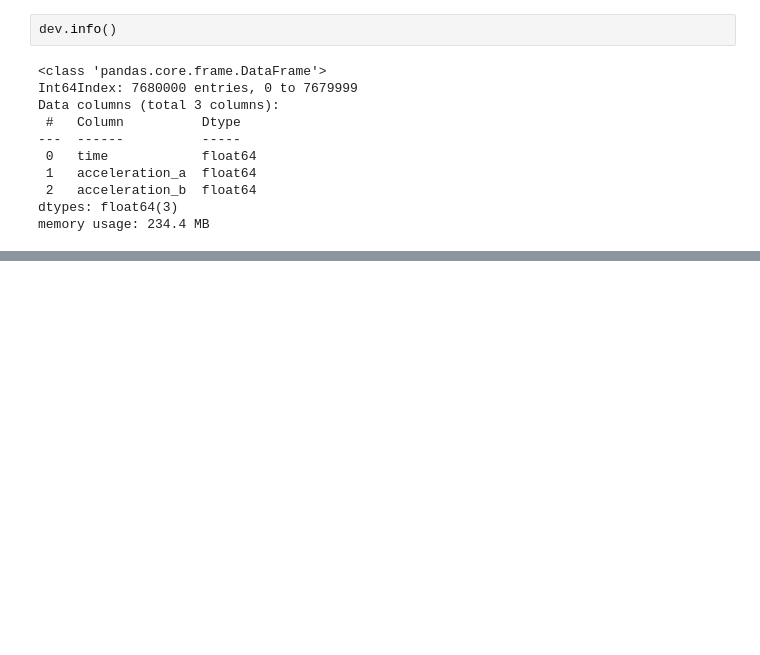
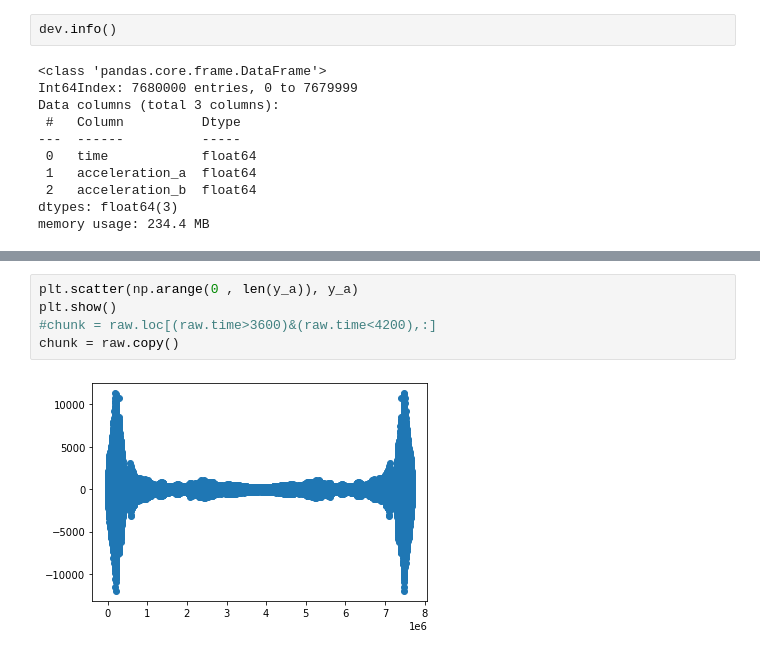
Before and after one commit to tnankie/project-sturm_drang, a Jupyter notebook: EDA.ipynb, the cells around one changed output, grey strips where cells are left out. Saved outputs shown, nothing was run; the diff lists cells and outputs as text; blank space fills up the shorter version.

```diff
--- a/EDA.ipynb
+++ b/EDA.ipynb
@@ -158,0 +186,7 @@ sb.scatterplot(data=dev, alpha=.2)
+# %%
+plt.scatter(np.arange(0 , len(y_a)), y_a)
+plt.show()
+#chunk = raw.loc[(raw.time>3600)&(raw.time<4200),:]
+chunk = raw.copy()
+# %% [output]
+[figure, added]
```
Also changed, not shown: parts of 24 cells of this notebook.
